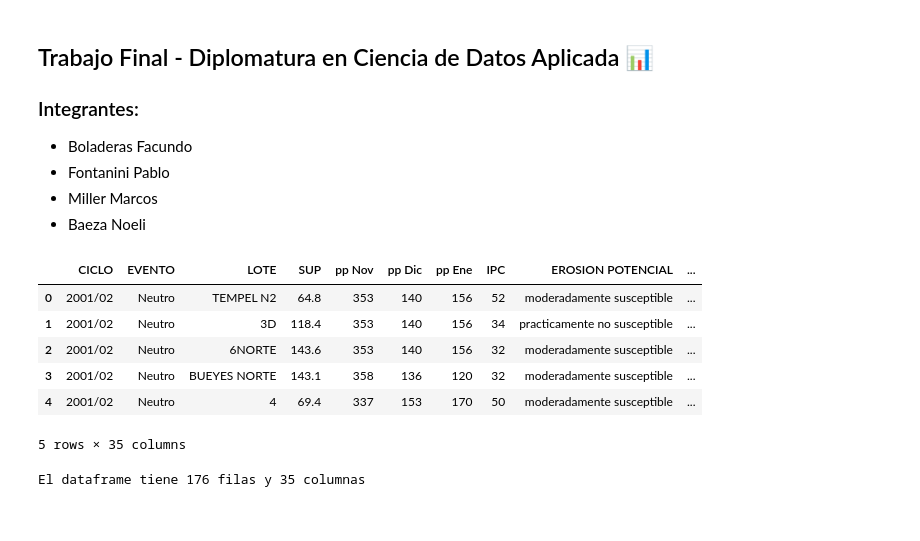
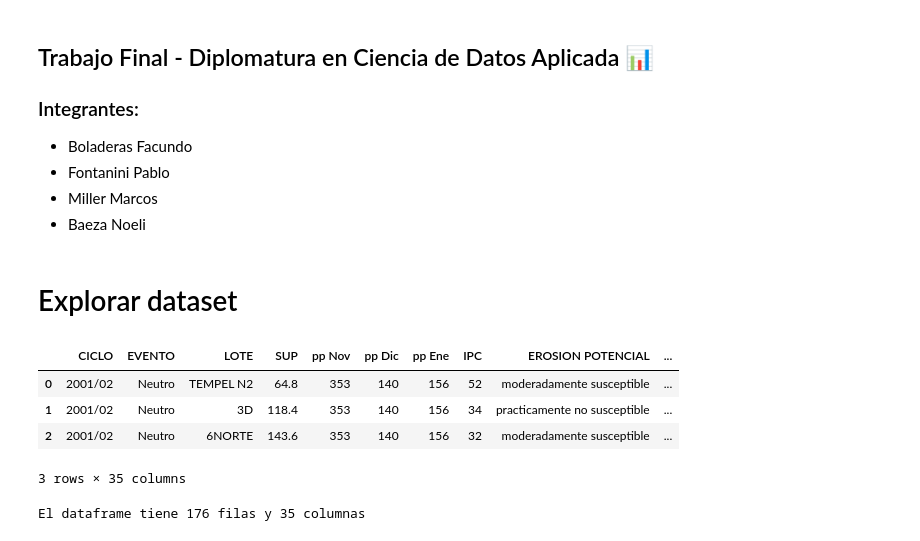
Before and after one commit to noelibaeza/FINAL_DIPLOMATURA, a Jupyter notebook: trabajo_final.ipynb, the cells around one changed output. Saved outputs shown, nothing was run; the diff lists cells and outputs as text; code cells hidden in the pictures.

```diff
--- a/trabajo_final.ipynb
+++ b/trabajo_final.ipynb
@@ -13,16 +27,16 @@ import matplotlib.pyplot as plt
+# %% [markdown]
+# Explorar dataset
 # %%
 # Lectura del csv
-df = pd.read_csv("./data/datos.csv")
+df = pd.read_csv(r"Datos_TP_final.csv")
 # %%
-df.head()
+df.head(3)
 # %% [output]
 |  | CICLO | EVENTO | LOTE | SUP | pp Nov | pp Dic | pp Ene | IPC | EROSION POTENCIAL | ... |
 | 0 | 2001/02 | Neutro | TEMPEL N2 | 64.8 | 353 | 140 | 156 | 52 | moderadamente susceptible | ... |
 | 1 | 2001/02 | Neutro | 3D | 118.4 | 353 | 140 | 156 | 34 | practicamente no susceptible | ... |
 | 2 | 2001/02 | Neutro | 6NORTE | 143.6 | 353 | 140 | 156 | 32 | moderadamente susceptible | ... |
-| 3 | 2001/02 | Neutro | BUEYES NORTE | 143.1 | 358 | 136 | 120 | 32 | moderadamente susceptible | ... |
-| 4 | 2001/02 | Neutro | 4 | 69.4 | 337 | 153 | 170 | 50 | moderadamente susceptible | ... |
-5 rows × 35 columns
+3 rows × 35 columns
 # %%
 # Visualizar las dimensiones del dataframe
 df.shape
```
Also changed, not shown: parts of 31 cells of this notebook.
